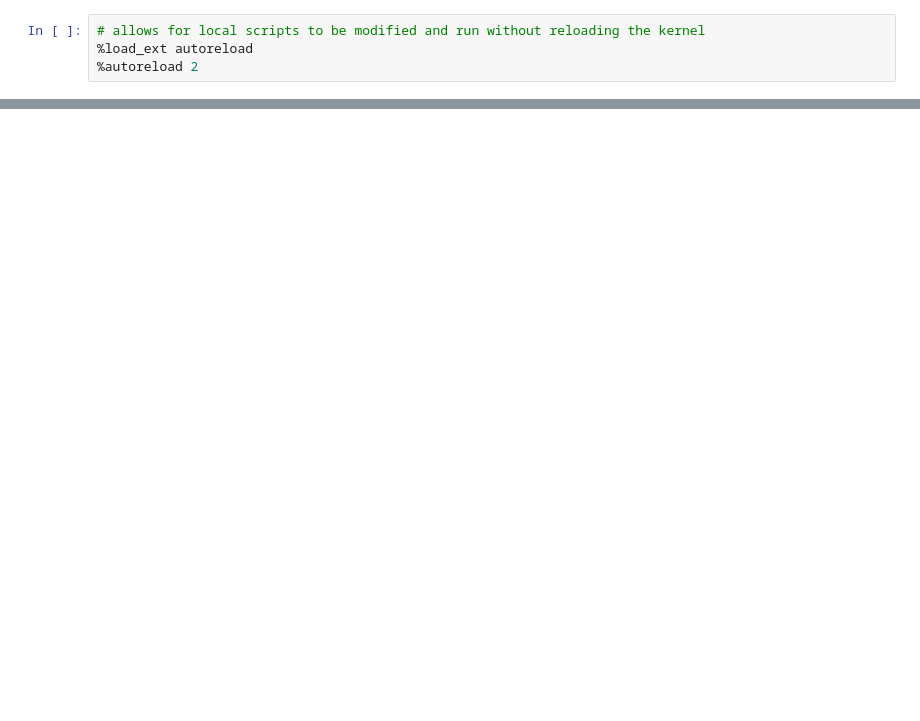
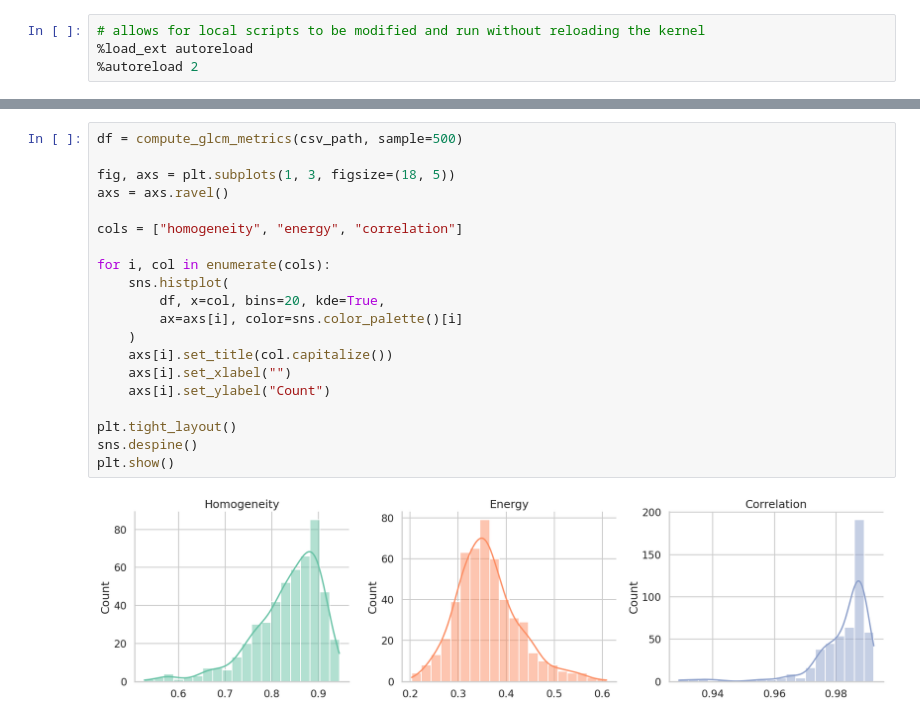
Before and after one commit to nkoranda97/capstone, a Jupyter notebook: notebooks/data_exploration.ipynb, the cells around one changed output, grey strips where cells are left out. Drawn from its saved outputs; the diff is of its cells as text; blank space fills up the shorter version.

```diff
--- a/notebooks/data_exploration.ipynb
+++ b/notebooks/data_exploration.ipynb
@@ -16,0 +120,22 @@ show_image(csv_path)
+# %%
+df = compute_glcm_metrics(csv_path, sample=500)
+
+fig, axs = plt.subplots(1, 3, figsize=(18, 5))
+axs = axs.ravel()
+
+cols = ["homogeneity", "energy", "correlation"]
+
+for i, col in enumerate(cols):
+    sns.histplot(
+        df, x=col, bins=20, kde=True,
+        ax=axs[i], color=sns.color_palette()[i]
+    )
+    axs[i].set_title(col.capitalize())
+    axs[i].set_xlabel("")
+    axs[i].set_ylabel("Count")
+
+plt.tight_layout()
+sns.despine()
+plt.show()
+# %% [output]
+[figure, added]
```
Also changed, not shown: parts of 6 cells of this notebook, 5 other files.
